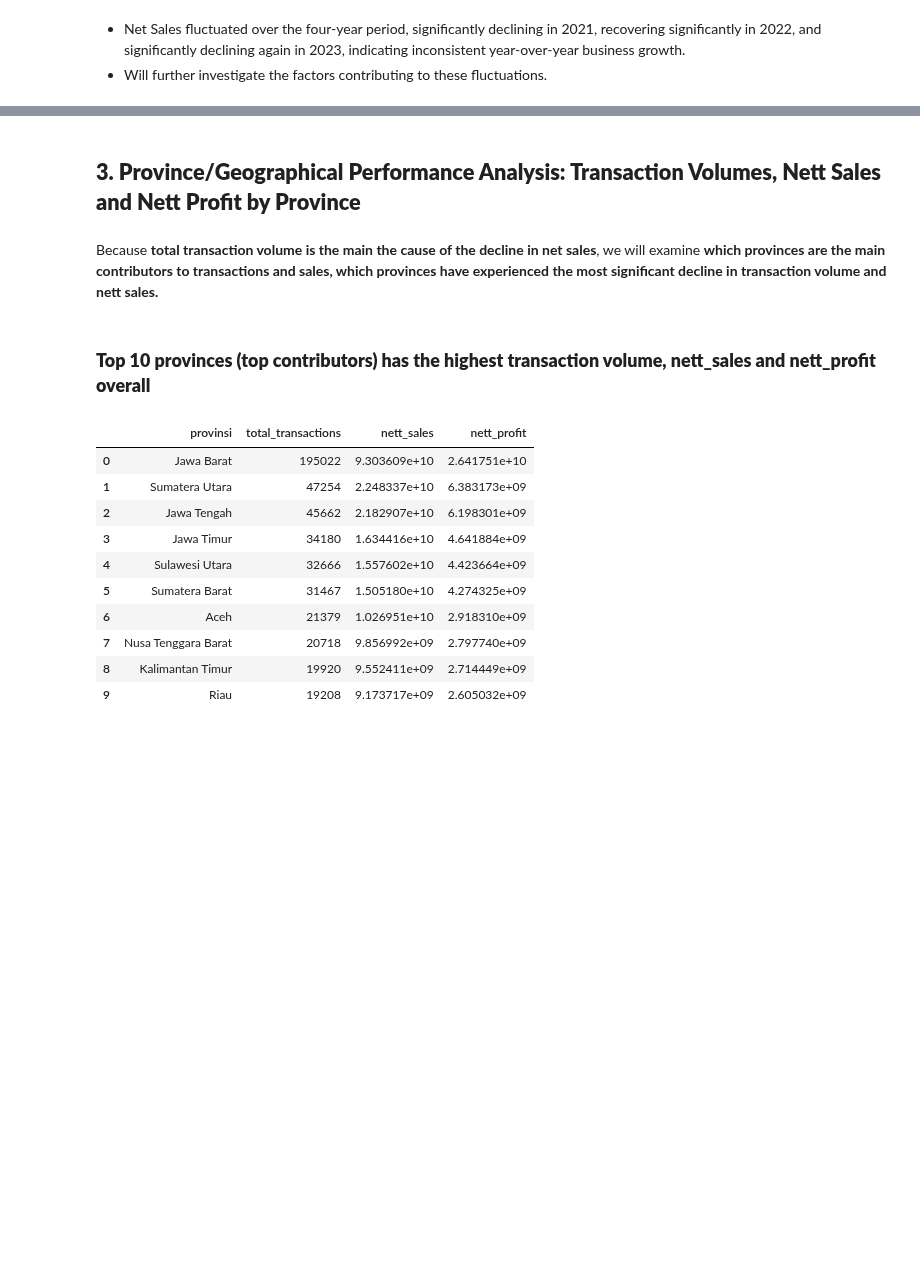
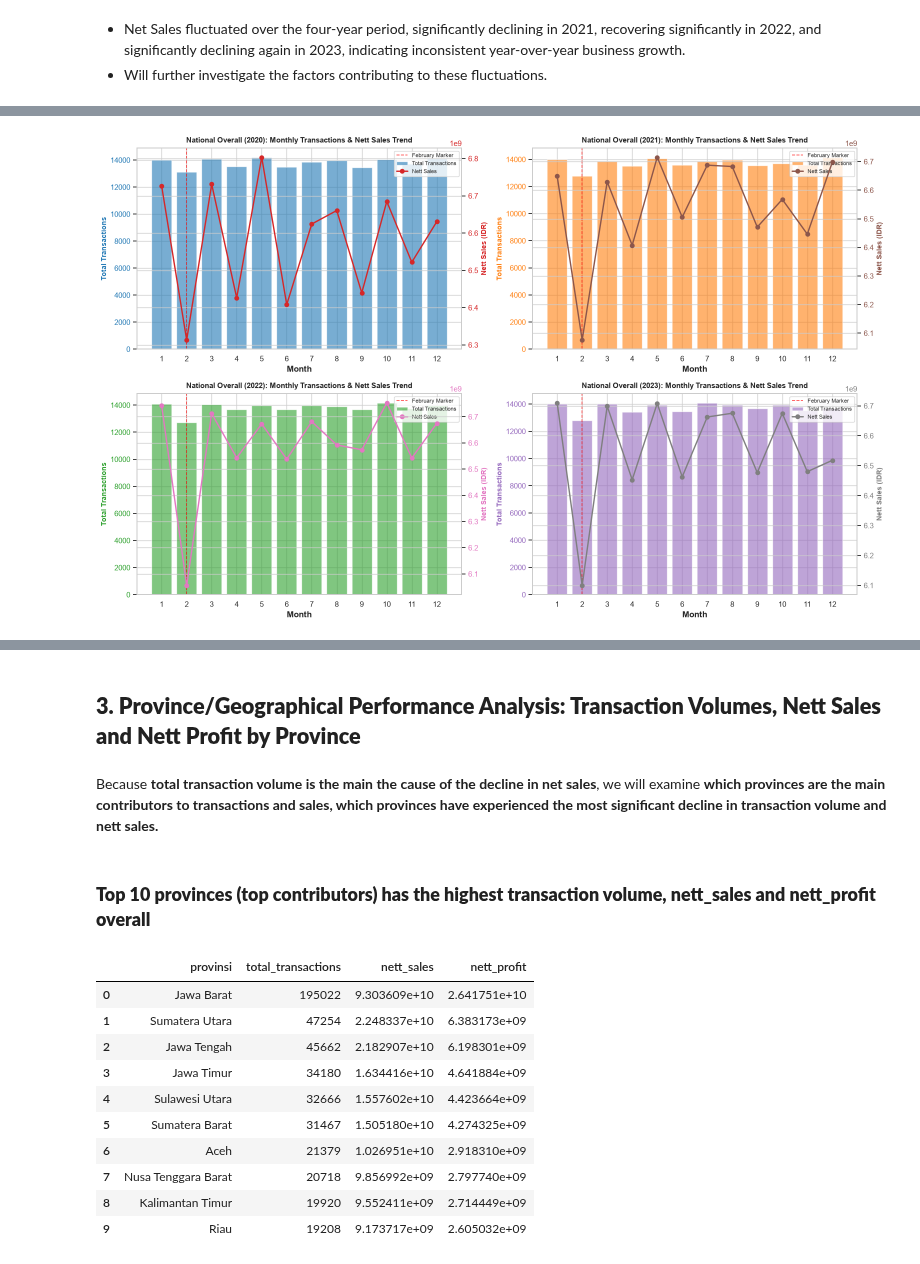
Before and after one commit to grace-nc/kimiafarma-business-performance-analysis, a Jupyter notebook: kf_bigdata_analysis.ipynb, the cells around one changed output, grey strips where cells are left out. Cells and saved outputs as stored; diff of their text form; code cells hidden in the pictures; blank space fills up the shorter version.

```diff
--- a/kf_bigdata_analysis.ipynb
+++ b/kf_bigdata_analysis.ipynb
@@ -644,0 +646,87 @@ Overall MoM Analysis Insights:
+# %%
+# 1. Map days per month dynamically (handling Leap Year 2020)
+df_national = df_clean.copy()
+
+# Base days mapping
+days_in_month_map = {
+    1: 31, 2: 28, 3: 31, 4: 30, 5: 31, 6: 30,
+    7: 31, 8: 31, 9: 30, 10: 31, 11: 30, 12: 31
+}
+
+df_national['days_in_month'] = df_national['month'].map(days_in_month_map)
+
+# Set February 2020 to 29 days (Leap Year)
+df_national.loc[(df_national['year'] == 2020) & (df_national['month'] == 2), 'days_in_month'] = 29
+
+# 2. Group by Year and Month (Overall Aggregation)
+national_summary = df_national.groupby(['year', 'month', 'days_in_month']).agg(
+    total_transactions=('transaction_id', 'count'),
+    total_sales=('nett_sales', 'sum')
+).reset_index()
+
+# 3. Calculate Daily Average Transactions & MoM % Changes
+national_summary['daily_avg_transactions'] = (
+    national_summary['total_transactions'] / national_summary['days_in_month']
+)
+
+national_summary['mom_transactions_change_pct'] = (
+    national_summary.groupby('year')['total_transactions'].pct_change() * 100
+)
+national_summary['mom_daily_avg_change_pct'] = (
+    national_summary.groupby('year')['daily_avg_transactions'].pct_change() * 100
+)
+
+# Filter DataFrames for 2020 - 2023
+years = [2020, 2021, 2022, 2023]
+colors_tx = ['#1f77b4', '#ff7f0e', '#2ca02c', '#9467bd']
+colors_sales = ['#d62728', '#8c564b', '#e377c2', '#7f7f7f']
+
+# 4. VISUALIZATION (2x2 Subplots)
+# =========================================================
+sns.set_theme(style="whitegrid")
+fig, axes = plt.subplots(2, 2, figsize=(16, 10), sharex=False)
+axes_flat = axes.flatten()
+
+for i, yr in enumerate(years):
+    ax = axes_flat[i]
+    df_yr = national_summary[national_summary['year'] == yr].sort_values('month').reset_index(drop=True)
+
+    # Bar plot: Total Transactions
+    bars = ax.bar(
+        df_yr['month'],
+        df_yr['total_transactions'],
+        color=colors_tx[i],
+        alpha=0.6,
+        label='Total Transactions'
+    )
+    ax.set_xlabel('Month', fontweight='bold')
+    ax.set_ylabel('Total Transactions', color=colors_tx[i], fontsize=10, fontweight='bold')
+    ax.tick_params(axis='y', labelcolor=colors_tx[i])
+    ax.set_xticks(df_yr['month'])
+    ax.set_title(f'National Overall ({yr}): Monthly Transactions & Nett Sales Trend', fontsize=11, fontweight='bold', pad=8)
+
+    # Line plot: Nett Sales (Secondary Y-Axis)
+    ax_twin = ax.twinx()
+    line = ax_twin.plot(
+        df_yr['month'],
+        df_yr['total_sales'],
+        color=colors_sales[i],
+        marker='o',
+        linewidth=2.0,
+        label='Nett Sales'
+    )
+    ax_twin.set_ylabel('Nett Sales (IDR)', color=colors_sales[i], fontsize=10, fontweight='bold')
+    ax_twin.tick_params(axis='y', labelcolor=colors_sales[i])
+
+    # Highlight February (Month 2) as key seasonal evaluation point
+    ax.axvline(x=2, color='red', linestyle='--', alpha=0.7, linewidth=1.2, label='February Marker')
+
+    # Combined Legend
+    lines, labels = ax.get_legend_handles_labels()
+    lines_twin, labels_twin = ax_twin.get_legend_handles_labels()
+    ax.legend(lines + lines_twin, labels + labels_twin, loc='upper right', fontsize=8)
+
+plt.tight_layout()
+plt.show()
+# %% [output]
+[figure, added]
```
Also changed, not shown: parts of 71 cells of this notebook.
